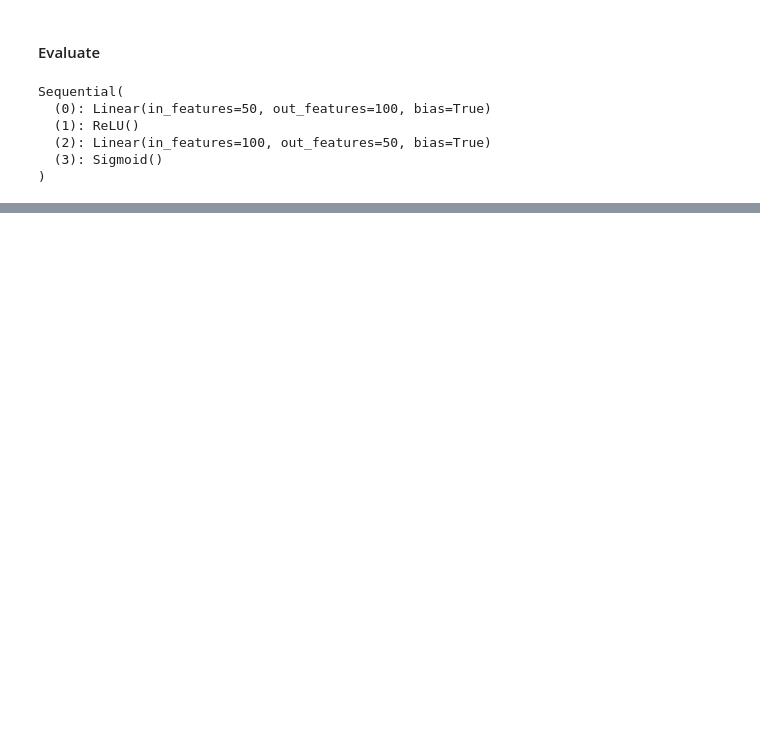
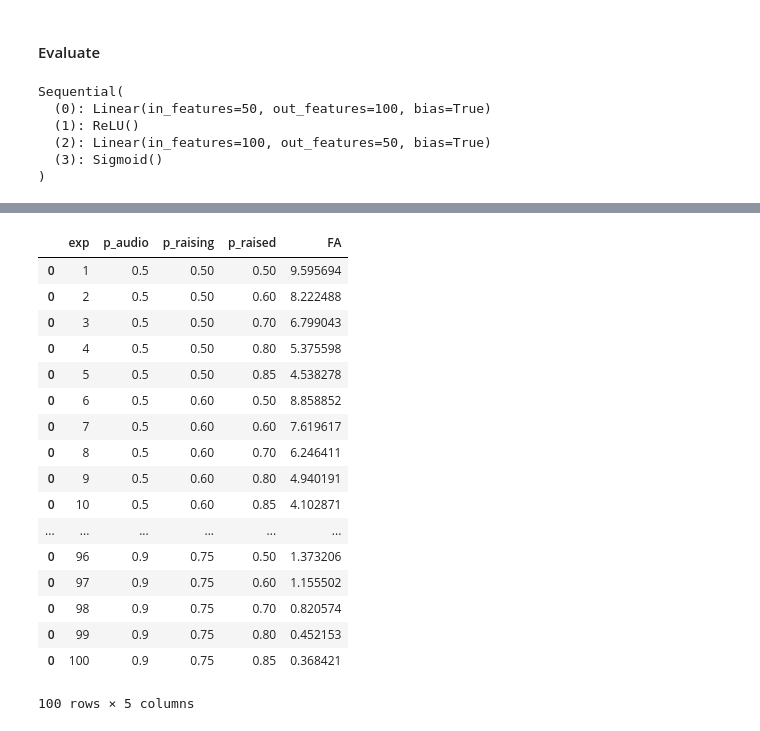
Before and after one commit to shaharazulay/hidden-markov-models, a Jupyter notebook: hmm/test.ipynb, the cells around one changed output, grey strips where cells are left out. Cells and saved outputs as stored; diff of their text form; code cells hidden in the pictures; blank space fills up the shorter version.

```diff
--- a/hmm/test.ipynb
+++ b/hmm/test.ipynb
@@ -297,0 +633,29 @@ weighted avg       0.92      0.92      0.92    100000
+# %%
+df = pd.DataFrame([], columns=['exp', 'p_audio', 'p_raising', 'p_raised', 'FA'])
+# %%
+i = 1
+for k, v in data.items():
+    row = pd.DataFrame([[i, k[0], k[1], k[2], v]], columns=['exp', 'p_audio', 'p_raising', 'p_raised', 'FA'])
+    df = df.append(row)
+    i += 1
+# %%
+df
+# %% [output]
+|  | exp | p_audio | p_raising | p_raised | FA |
+| 0 | 1 | 0.5 | 0.50 | 0.50 | 9.595694 |
+| 0 | 2 | 0.5 | 0.50 | 0.60 | 8.222488 |
+| 0 | 3 | 0.5 | 0.50 | 0.70 | 6.799043 |
+| 0 | 4 | 0.5 | 0.50 | 0.80 | 5.375598 |
+| 0 | 5 | 0.5 | 0.50 | 0.85 | 4.538278 |
+| 0 | 6 | 0.5 | 0.60 | 0.50 | 8.858852 |
+| 0 | 7 | 0.5 | 0.60 | 0.60 | 7.619617 |
+| 0 | 8 | 0.5 | 0.60 | 0.70 | 6.246411 |
+| 0 | 9 | 0.5 | 0.60 | 0.80 | 4.940191 |
+| 0 | 10 | 0.5 | 0.60 | 0.85 | 4.102871 |
+| ... | ... | ... | ... | ... | ... |
+| 0 | 96 | 0.9 | 0.75 | 0.50 | 1.373206 |
+| 0 | 97 | 0.9 | 0.75 | 0.60 | 1.155502 |
+| 0 | 98 | 0.9 | 0.75 | 0.70 | 0.820574 |
+| 0 | 99 | 0.9 | 0.75 | 0.80 | 0.452153 |
+| 0 | 100 | 0.9 | 0.75 | 0.85 | 0.368421 |
+100 rows × 5 columns
```
Also changed, not shown: parts of 55 cells of this notebook.
